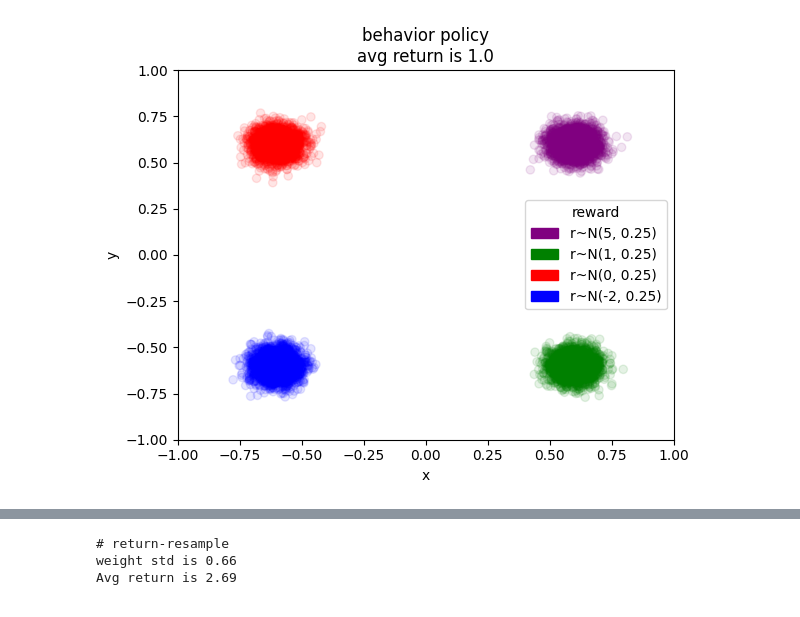
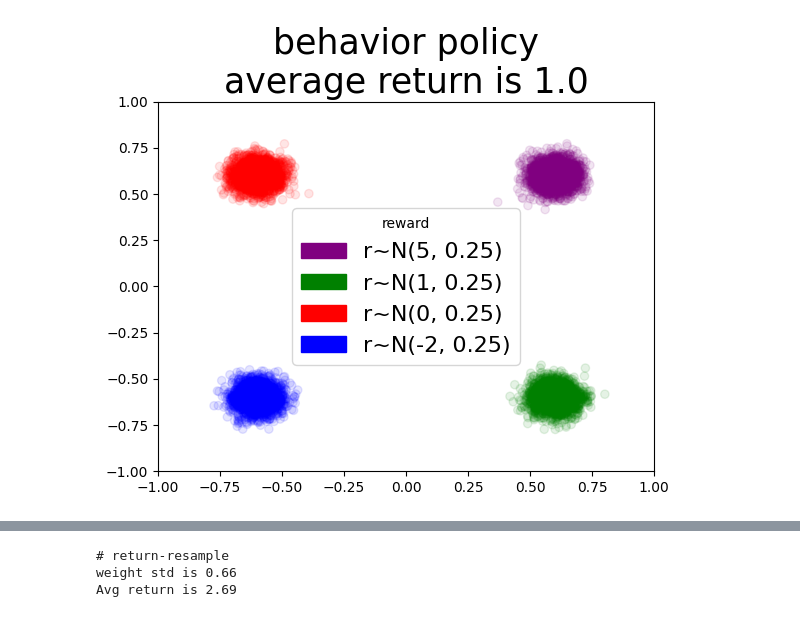
Before and after one commit to sail-sg/OPER, a Jupyter notebook: bandit.ipynb, the cells around one changed output, grey strips where cells are left out. Cells and saved outputs as stored; diff of their text form; code cells hidden in the pictures.

Commit message:
save bandit pdf

```diff
--- a/bandit.ipynb
+++ b/bandit.ipynb
@@ -19,41 +19,41 @@ for mu, reward in zip(mu_list, reward_list):
     # rewards = np.ones(M, dtype=np.float32) * r
     rewards = np.random.normal(r, r_sigma, M)
     # colors = np.ones(M, dtype=np.int16) * c
     action_array.append(actions)
     reward_array.append(rewards)
     color_array.extend([c] * M)
 
 transitions = {
     'actions': np.concatenate(action_array),
     'rewards': np.concatenate(reward_array),
     'colors': np.array(color_array),
 }
 
 np.save('results/bandit.npy', transitions)
 
 def vis(actions, colors, path=None, title=None, legend=None):
     scatter = plt.scatter(actions[:, 0], actions[:, 1],
          c=colors, alpha=0.1)
     plt.xlim(a_l, a_u)
     plt.ylim(a_l, a_u)
-    plt.xlabel("x")
-    plt.ylabel("y")
+    # plt.xlabel("x")
+    # plt.ylabel("y")
     if legend:
         import matplotlib.patches as mpatches
         patches = [
             mpatches.Patch(color=c, label=f'r~N({r}, 0.25)')
             for r, c in reward_list]
-        plt.legend(handles=patches, title='reward')
-    if title: plt.title(title)
-    if path: plt.savefig(path)
+        plt.legend(handles=patches, title='reward', loc='center', prop={'size': 16})
+    if title: plt.title(title, fontsize = 25, fontweight="normal")
+    if path: plt.savefig(path, bbox_inches='tight')
     plt.show()
 
 vis(transitions['actions'], transitions['colors'],
-    path='results/bandit_dist.jpg',
-    title='behavior policy\navg return is 1.0',
+    path='results/bandit_dist.pdf',
+    title='behavior policy\naverage return is 1.0',
     legend=1)
 # %% [output]
-[figure, old version]
+[figure, new version]
 # %%
 
 def sample(probs):
```
Also changed, not shown: parts of 1 cell of this notebook, 1 other file.
